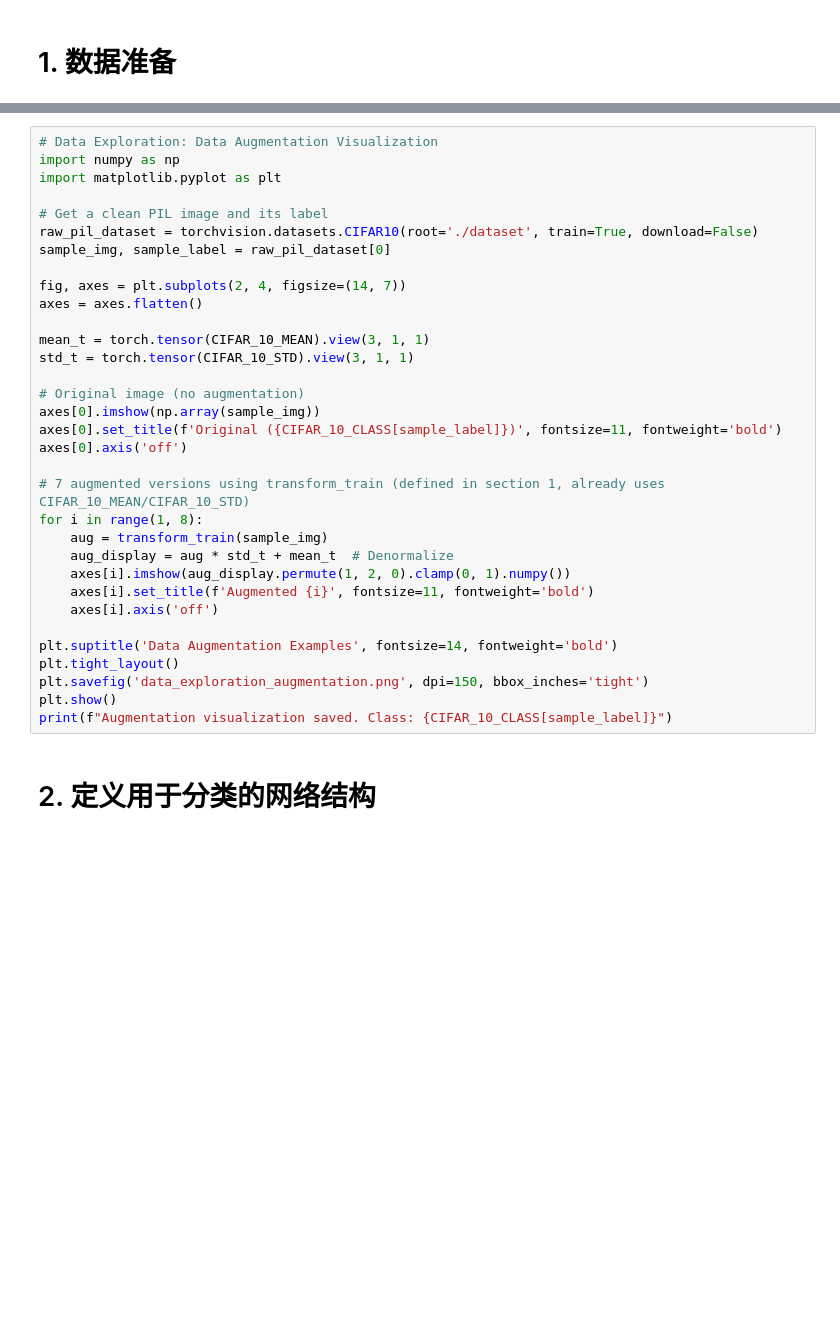
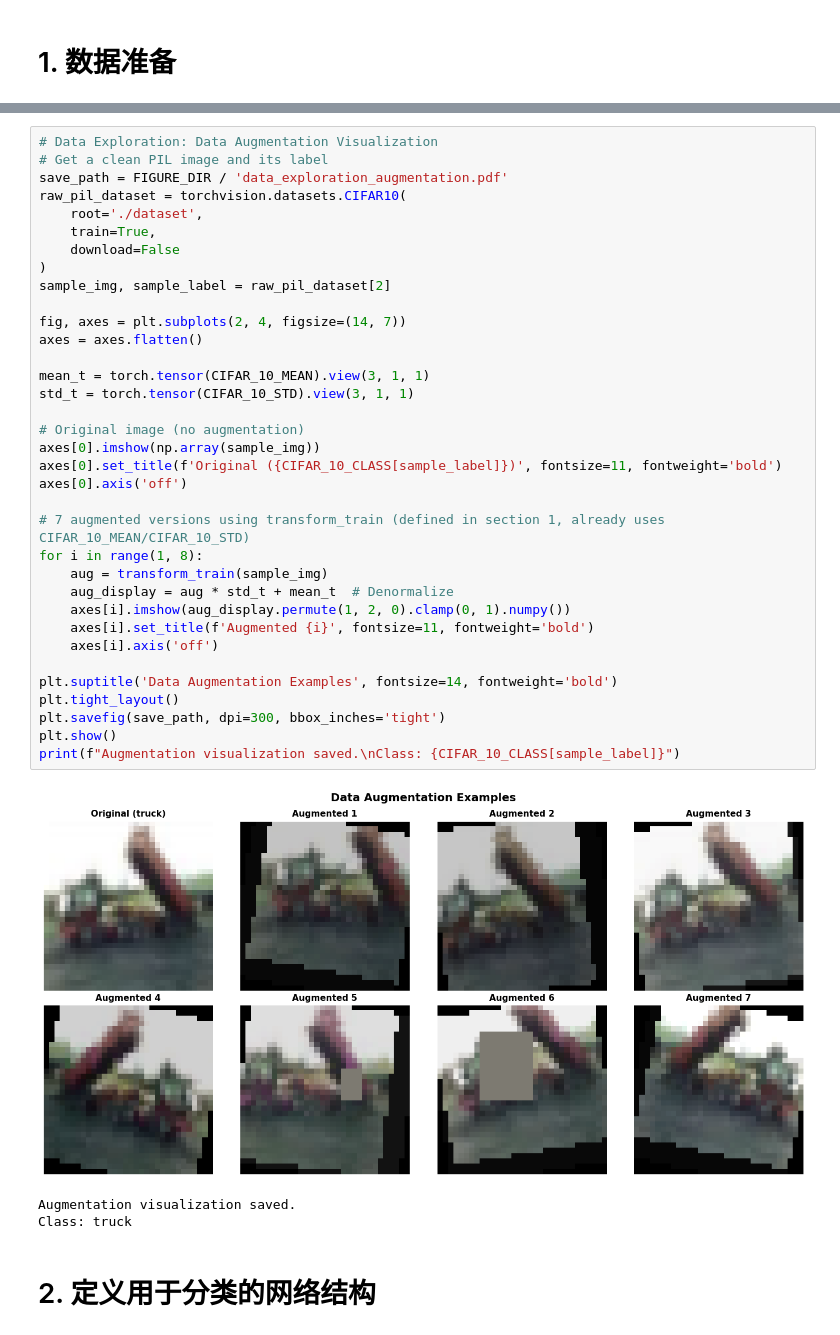
Before and after one commit to Snivallus/Introduction-to-AI-Project-01, a Jupyter notebook: project.ipynb, the cells around one changed output, grey strips where cells are left out. Cells and saved outputs as stored; diff of their text form; blank space fills up the shorter version.

```diff
--- a/project.ipynb
+++ b/project.ipynb
@@ -226,36 +260,42 @@ plt.show()
 # %%
 # Data Exploration: Data Augmentation Visualization
-import numpy as np
-import matplotlib.pyplot as plt
-
 # Get a clean PIL image and its label
-raw_pil_dataset = torchvision.datasets.CIFAR10(root='./dataset', train=True, download=False)
-sample_img, sample_label = raw_pil_dataset[0]
+save_path = FIGURE_DIR / 'data_exploration_augmentation.pdf'
+raw_pil_dataset = torchvision.datasets.CIFAR10(
+    root='./dataset',
+    train=True,
+    download=False
+)
+sample_img, sample_label = raw_pil_dataset[2]
 
 fig, axes = plt.subplots(2, 4, figsize=(14, 7))
 axes = axes.flatten()
 
 mean_t = torch.tensor(CIFAR_10_MEAN).view(3, 1, 1)
 std_t = torch.tensor(CIFAR_10_STD).view(3, 1, 1)
 
 # Original image (no augmentation)
 axes[0].imshow(np.array(sample_img))
 axes[0].set_title(f'Original ({CIFAR_10_CLASS[sample_label]})', fontsize=11, fontweight='bold')
 axes[0].axis('off')
 
 # 7 augmented versions using transform_train (defined in section 1, already uses CIFAR_10_MEAN/CIFAR_10_STD)
 for i in range(1, 8):
     aug = transform_train(sample_img)
     aug_display = aug * std_t + mean_t  # Denormalize
     axes[i].imshow(aug_display.permute(1, 2, 0).clamp(0, 1).numpy())
     axes[i].set_title(f'Augmented {i}', fontsize=11, fontweight='bold')
     axes[i].axis('off')
 
 plt.suptitle('Data Augmentation Examples', fontsize=14, fontweight='bold')
 plt.tight_layout()
-plt.savefig('data_exploration_augmentation.png', dpi=150, bbox_inches='tight')
+plt.savefig(save_path, dpi=300, bbox_inches='tight')
 plt.show()
-print(f"Augmentation visualization saved. Class: {CIFAR_10_CLASS[sample_label]}")
+print(f"Augmentation visualization saved.\nClass: {CIFAR_10_CLASS[sample_label]}")
+# %% [output]
+[figure, added]
+Augmentation visualization saved.
+Class: truck
 # %% [markdown]
 # 2. 定义用于分类的网络结构
 # %% [markdown]
```
Also changed, not shown: parts of 9 cells of this notebook, 7 other files.
